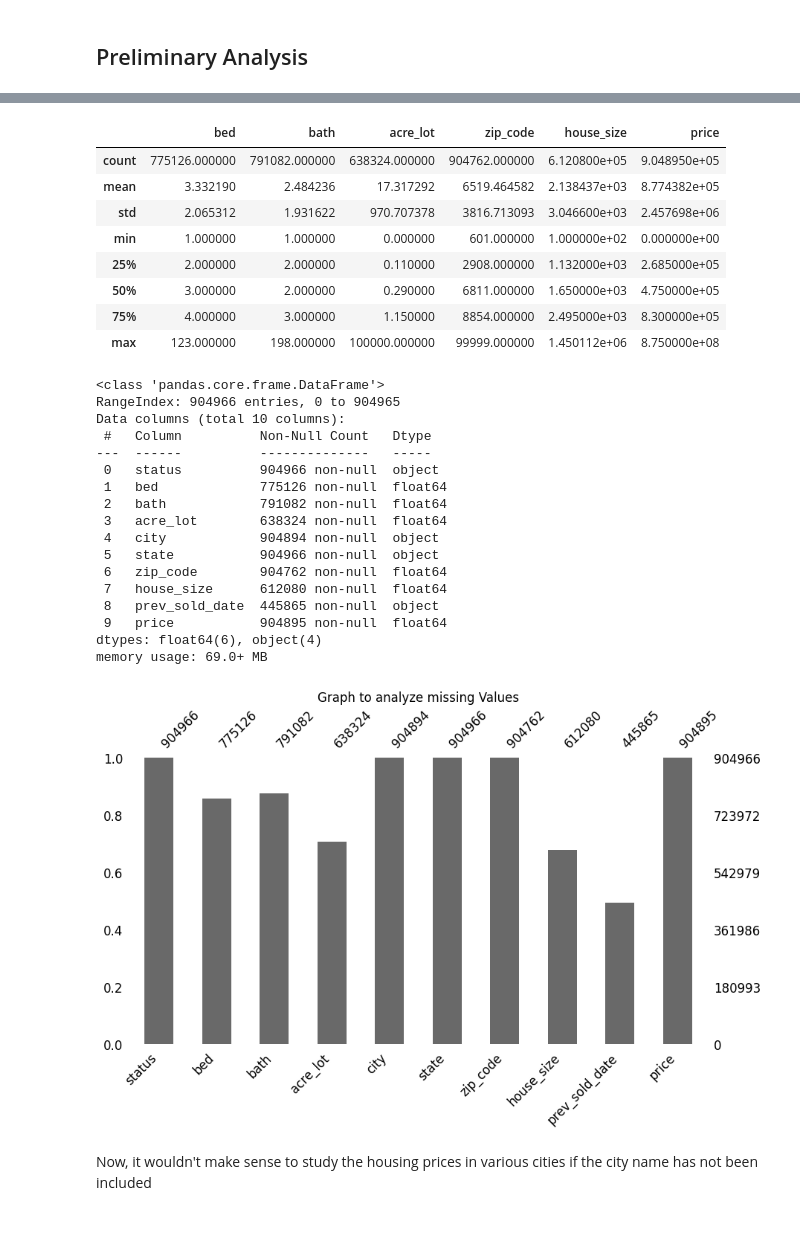
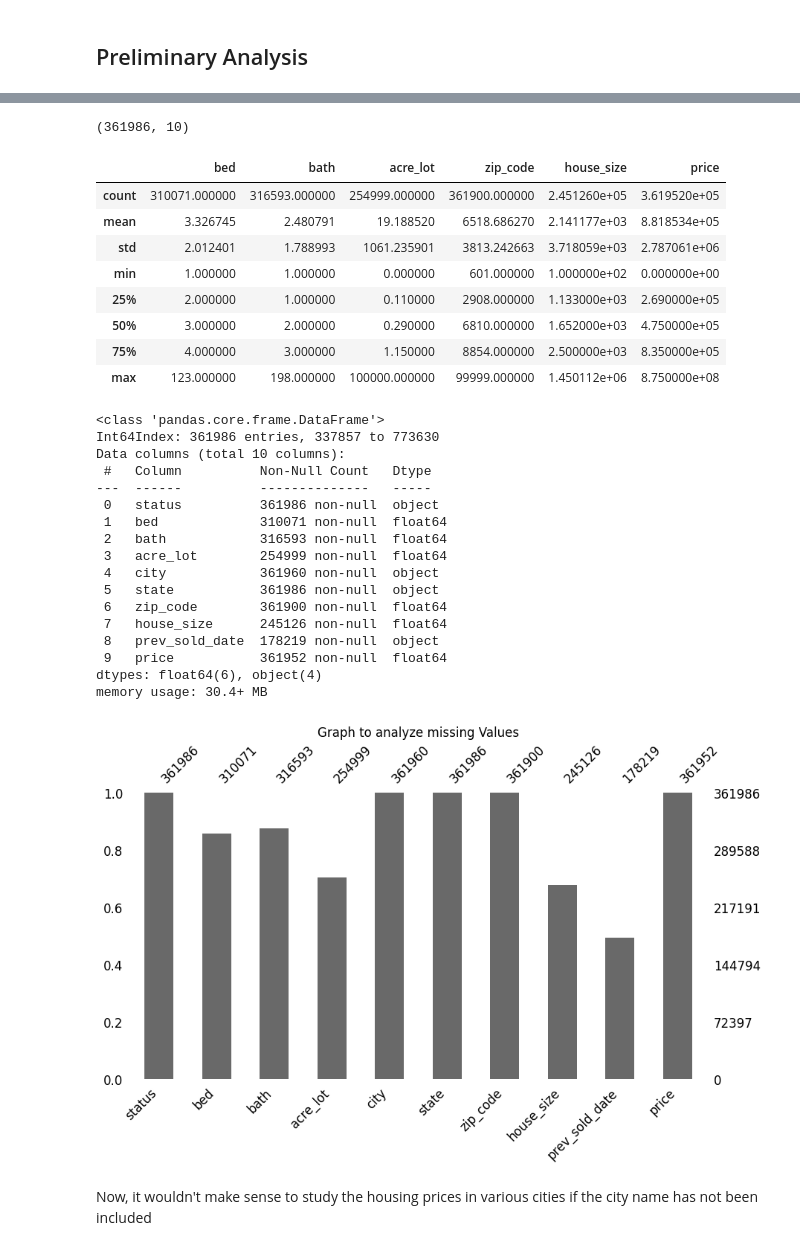
Before and after one commit to VivaanWadhwa/Airbnb-Price-Predictor, a Jupyter notebook: analysis.ipynb, the cells around one changed output, grey strips where cells are left out. Saved outputs shown, nothing was run; the diff lists cells and outputs as text; code cells hidden in the pictures.

```diff
--- a/analysis.ipynb
+++ b/analysis.ipynb
@@ -10,7 +19,7 @@ from sklearn.impute import SimpleImputer
 # %% [markdown]
 ## Reading Dataset
 # %%
-df = pd.read_csv("data/realtor-data.csv")
+df = pd.read_csv("data/data.csv")
 # %%
 df.head()
 # %% [output]
@@ -32,4 +41,4 @@ df.tail()
 # %% [markdown]
 ## Preliminary Analysis
 # %%
-df.shape
+train_df, test_df = train_test_split(df, test_size=0.6, random_state=123)
@@ -38,41 +54,45 @@ df.shape
+# %%
+train_df.shape
+# %% [output]
+(361986, 10)
 # %%
-df.describe()
+train_df.describe()
 # %% [output]
 |  | bed | bath | acre_lot | zip_code | house_size | price |
-| count | 775126.000000 | 791082.000000 | 638324.000000 | 904762.000000 | 6.120800e+05 | 9.048950e+05 |
-| mean | 3.332190 | 2.484236 | 17.317292 | 6519.464582 | 2.138437e+03 | 8.774382e+05 |
-| std | 2.065312 | 1.931622 | 970.707378 | 3816.713093 | 3.046600e+03 | 2.457698e+06 |
+| count | 310071.000000 | 316593.000000 | 254999.000000 | 361900.000000 | 2.451260e+05 | 3.619520e+05 |
+| mean | 3.326745 | 2.480791 | 19.188520 | 6518.686270 | 2.141177e+03 | 8.818534e+05 |
+| std | 2.012401 | 1.788993 | 1061.235901 | 3813.242663 | 3.718059e+03 | 2.787061e+06 |
 | min | 1.000000 | 1.000000 | 0.000000 | 601.000000 | 1.000000e+02 | 0.000000e+00 |
-| 25% | 2.000000 | 2.000000 | 0.110000 | 2908.000000 | 1.132000e+03 | 2.685000e+05 |
-| 50% | 3.000000 | 2.000000 | 0.290000 | 6811.000000 | 1.650000e+03 | 4.750000e+05 |
-| 75% | 4.000000 | 3.000000 | 1.150000 | 8854.000000 | 2.495000e+03 | 8.300000e+05 |
+| 25% | 2.000000 | 1.000000 | 0.110000 | 2908.000000 | 1.133000e+03 | 2.690000e+05 |
+| 50% | 3.000000 | 2.000000 | 0.290000 | 6810.000000 | 1.652000e+03 | 4.750000e+05 |
+| 75% | 4.000000 | 3.000000 | 1.150000 | 8854.000000 | 2.500000e+03 | 8.350000e+05 |
 | max | 123.000000 | 198.000000 | 100000.000000 | 99999.000000 | 1.450112e+06 | 8.750000e+08 |
 # %%
-df.info()
+train_df.info()
 # %% [output]
 <class 'pandas.core.frame.DataFrame'>
-RangeIndex: 904966 entries, 0 to 904965
+Int64Index: 361986 entries, 337857 to 773630
 Data columns (total 10 columns):
  #   Column          Non-Null Count   Dtype
 ---  ------          --------------   -----
- 0   status          904966 non-null  object
- 1   bed             775126 non-null  float64
- 2   bath            791082 non-null  float64
- 3   acre_lot        638324 non-null  float64
- 4   city            904894 non-null  object
- 5   state           904966 non-null  object
- 6   zip_code        904762 non-null  float64
- 7   house_size      612080 non-null  float64
- 8   prev_sold_date  445865 non-null  object
- 9   price           904895 non-null  float64
+ 0   status          361986 non-null  object
+ 1   bed             310071 non-null  float64
+ 2   bath            316593 non-null  float64
+ 3   acre_lot        254999 non-null  float64
+ 4   city            361960 non-null  object
+ 5   state           361986 non-null  object
+ 6   zip_code        361900 non-null  float64
+ 7   house_size      245126 non-null  float64
+ 8   prev_sold_date  178219 non-null  object
+ 9   price           361952 non-null  float64
 dtypes: float64(6), object(4)
-memory usage: 69.0+ MB
+memory usage: 30.4+ MB
 # %%
-msno.bar(df,figsize=(10,5), fontsize=12)
+msno.bar(train_df,figsize=(10,5), fontsize=12)
 plt.title("Graph to analyze missing Values")
 plt.show()
 # %% [output]
-[figure, old version]
+[figure, new version]
 # %% [markdown]
 Now, it wouldn't make sense to study the housing prices in various cities if the city name has not been included
 # %%
```
Also changed, not shown: parts of 18 cells of this notebook, 3 other files.
